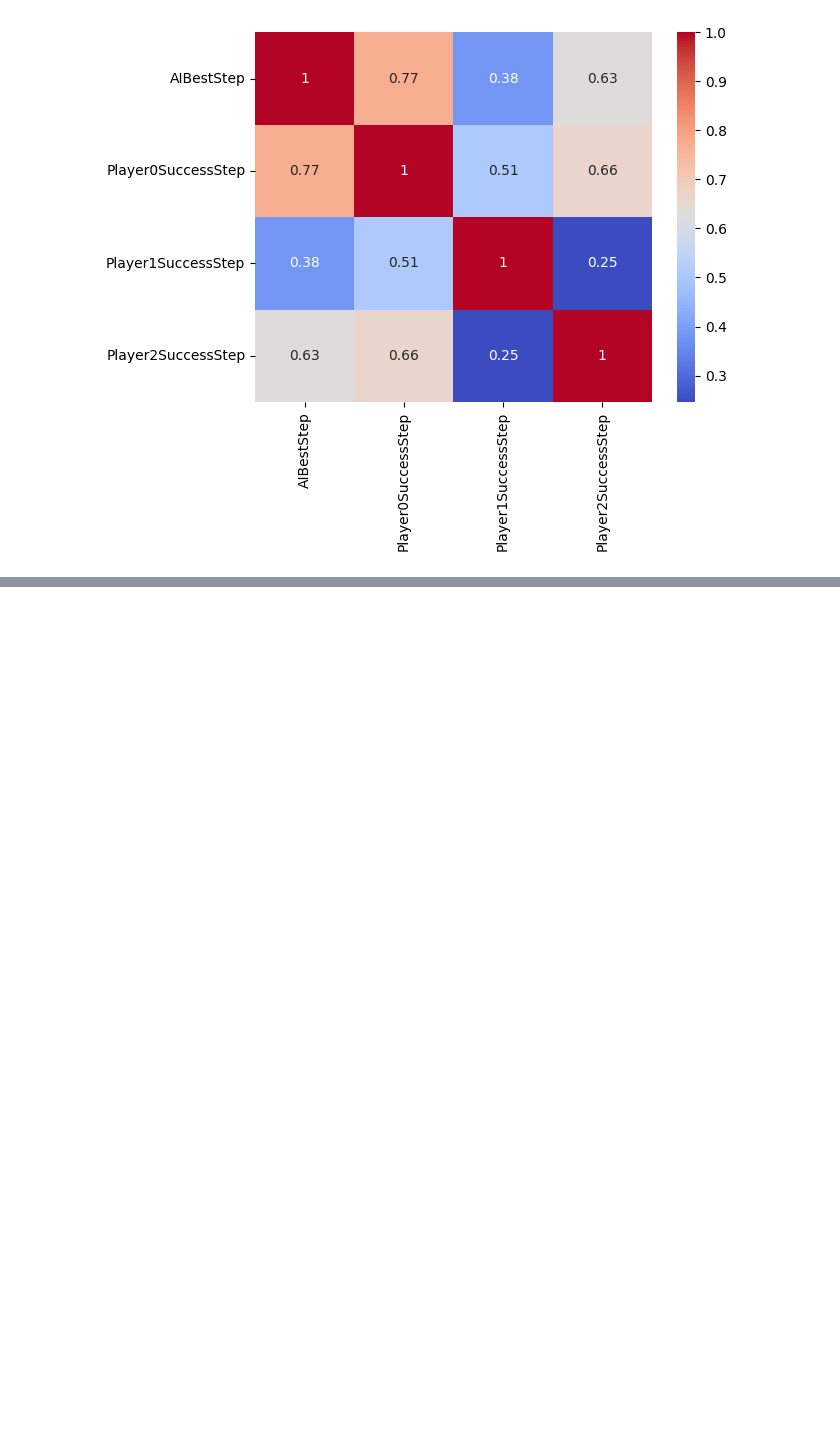
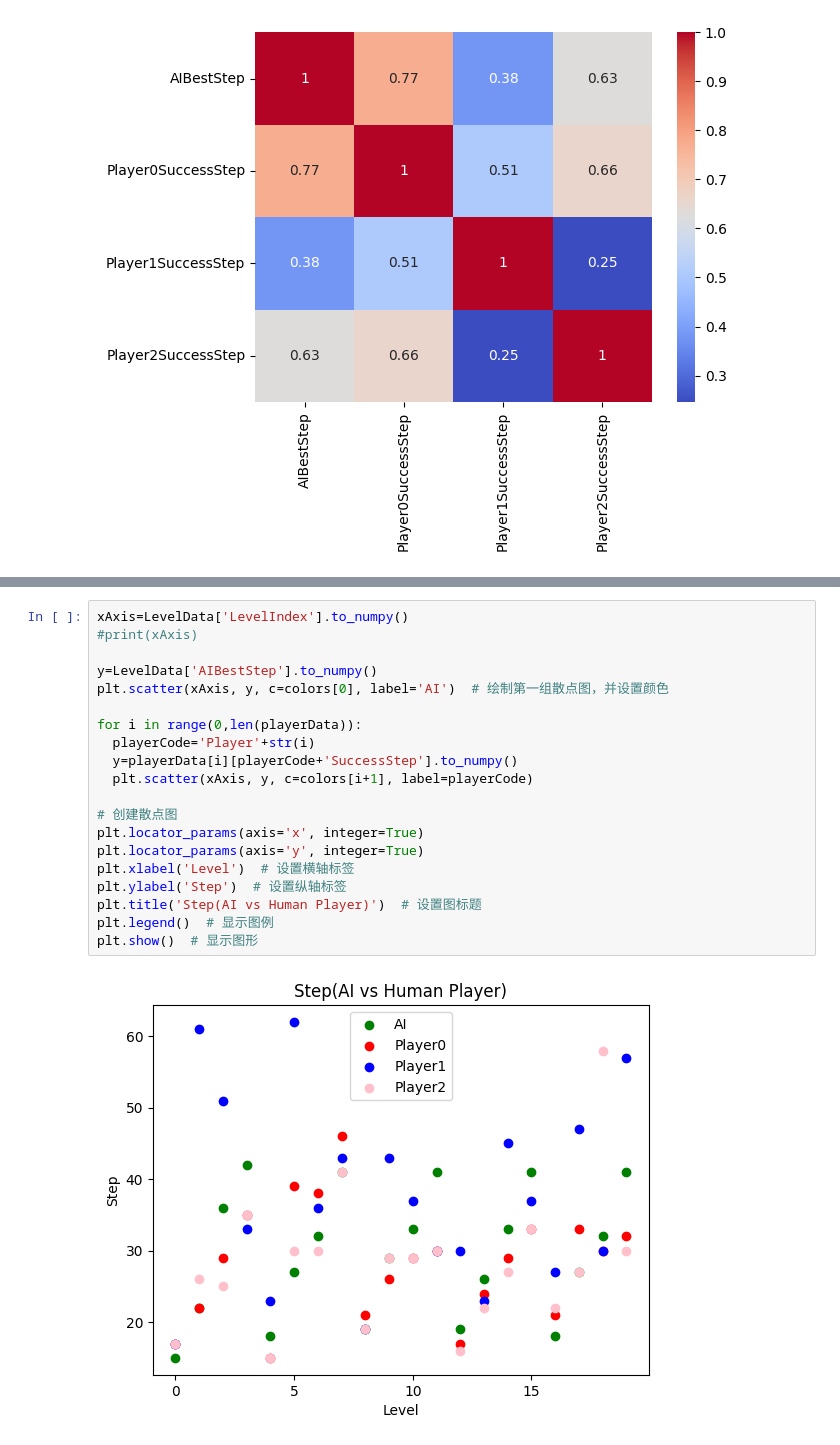
Before and after one commit to LingPeiYu/AaltoThesisDataAnalysis, a Jupyter notebook: AaltoThesisDataAnalysis.ipynb, the cells around one changed output, grey strips where cells are left out. Saved outputs shown, nothing was run; the diff lists cells and outputs as text; blank space fills up the shorter version.

```diff
--- a/AaltoThesisDataAnalysis.ipynb
+++ b/AaltoThesisDataAnalysis.ipynb
@@ -483,0 +514,22 @@ sns.heatmap(corr_matrix, cmap='coolwarm', annot=True)
+# %%
+xAxis=LevelData['LevelIndex'].to_numpy()
+#print(xAxis)
+
+y=LevelData['AIBestStep'].to_numpy()
+plt.scatter(xAxis, y, c=colors[0], label='AI')  # 绘制第一组散点图，并设置颜色
+
+for i in range(0,len(playerData)):
+  playerCode='Player'+str(i)
+  y=playerData[i][playerCode+'SuccessStep'].to_numpy()
+  plt.scatter(xAxis, y, c=colors[i+1], label=playerCode)
+
+# 创建散点图
+plt.locator_params(axis='x', integer=True)
+plt.locator_params(axis='y', integer=True)
+plt.xlabel('Level')  # 设置横轴标签
+plt.ylabel('Step')  # 设置纵轴标签
+plt.title('Step(AI vs Human Player)')  # 设置图标题
+plt.legend()  # 显示图例
+plt.show()  # 显示图形
+# %% [output]
+[figure, added]
```
Also changed, not shown: parts of 18 cells of this notebook.
